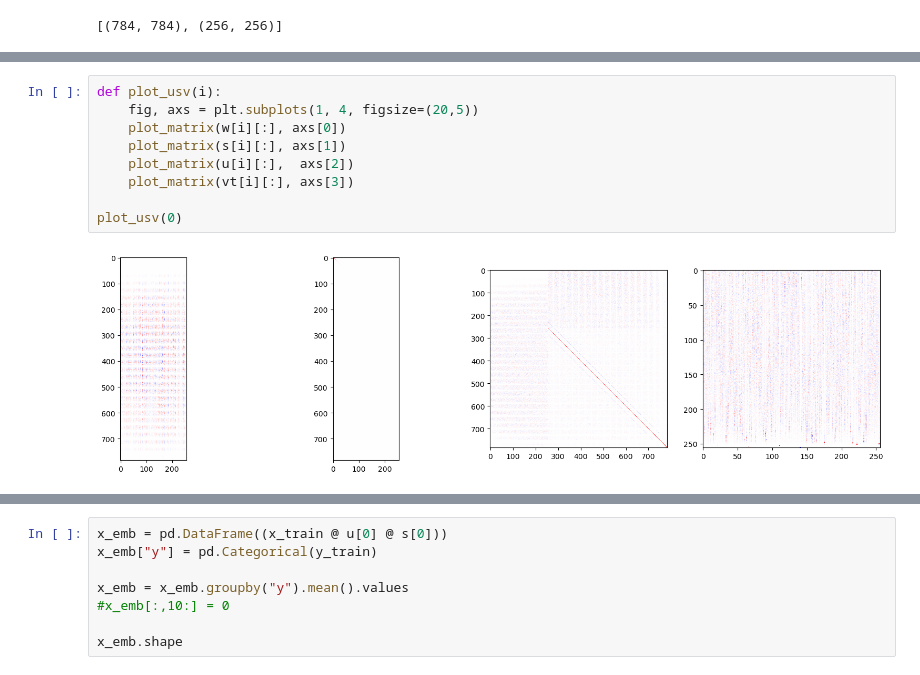
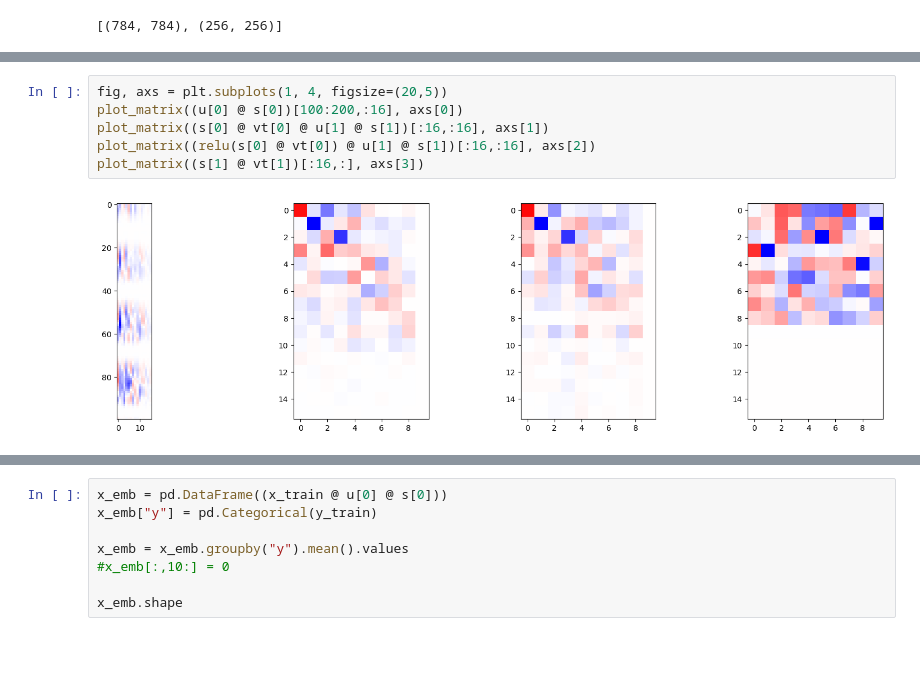
Before and after one commit to FriedChips/dl_basics, a Jupyter notebook: analysis/analysis_mnist.ipynb, the cells around one changed output, grey strips where cells are left out. Saved outputs shown, nothing was run; the diff lists cells and outputs as text; blank space fills up the shorter version.

```diff
--- a/analysis/analysis_mnist.ipynb
+++ b/analysis/analysis_mnist.ipynb
@@ -125,11 +140,8 @@ for wi in w:
 # %%
-def plot_usv(i):
-    fig, axs = plt.subplots(1, 4, figsize=(20,5))
-    plot_matrix(w[i][:], axs[0])
-    plot_matrix(s[i][:], axs[1])
-    plot_matrix(u[i][:],  axs[2])
-    plot_matrix(vt[i][:], axs[3])
-
-plot_usv(0)
+fig, axs = plt.subplots(1, 4, figsize=(20,5))
+plot_matrix((u[0] @ s[0])[100:200,:16], axs[0])
+plot_matrix((s[0] @ vt[0] @ u[1] @ s[1])[:16,:16], axs[1])
+plot_matrix((relu(s[0] @ vt[0]) @ u[1] @ s[1])[:16,:16], axs[2])
+plot_matrix((s[1] @ vt[1])[:16,:], axs[3])
 # %% [output]
-[figure, old version]
+[figure, new version]
```
Also changed, not shown: parts of 6 cells of this notebook, 2 other files.
